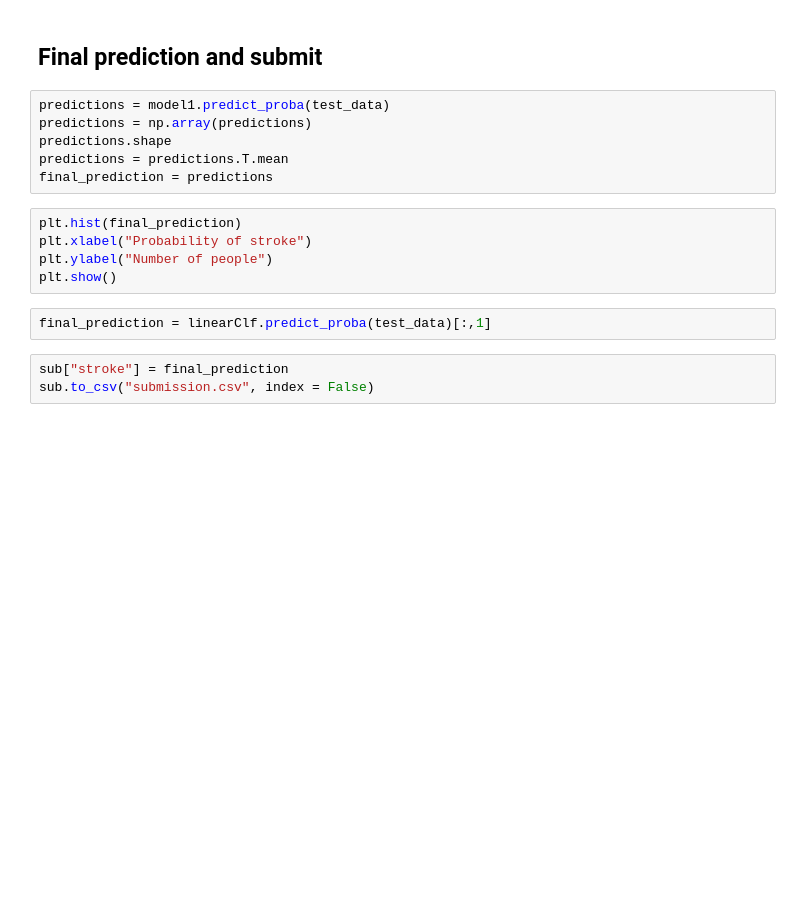
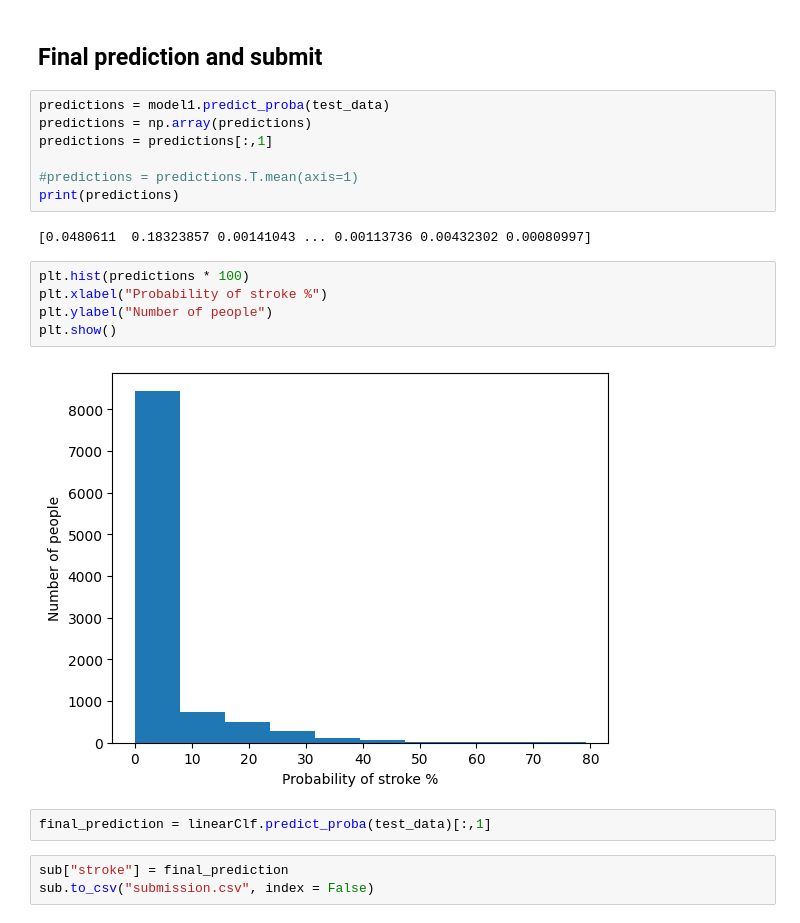
Before and after one commit to cancanasoyak/AIN2002, a Jupyter notebook: Stroke_pred.ipynb, the cells around one changed output. Saved outputs shown, nothing was run; the diff lists cells and outputs as text; blank space fills up the shorter version.

Commit message:
more little changes
Updated the README and some parts of Stroke_pred to referance easier.

```diff
--- a/Stroke_pred.ipynb
+++ b/Stroke_pred.ipynb
@@ -118,14 +195,19 @@ test_data.head()
 # %%
 predictions = model1.predict_proba(test_data)
 predictions = np.array(predictions)
-predictions.shape
-predictions = predictions.T.mean
-final_prediction = predictions
+predictions = predictions[:,1]
+
+#predictions = predictions.T.mean(axis=1)
+print(predictions)
+# %% [output]
+[0.0480611  0.18323857 0.00141043 ... 0.00113736 0.00432302 0.00080997]
 # %%
-plt.hist(final_prediction)
-plt.xlabel("Probability of stroke")
+plt.hist(predictions * 100)
+plt.xlabel("Probability of stroke %")
 plt.ylabel("Number of people")
 plt.show()
+# %% [output]
+[figure, added]
 # %%
 final_prediction = linearClf.predict_proba(test_data)[:,1]
 # %%
```
Also changed, not shown: parts of 15 cells of this notebook, 1 other file.
